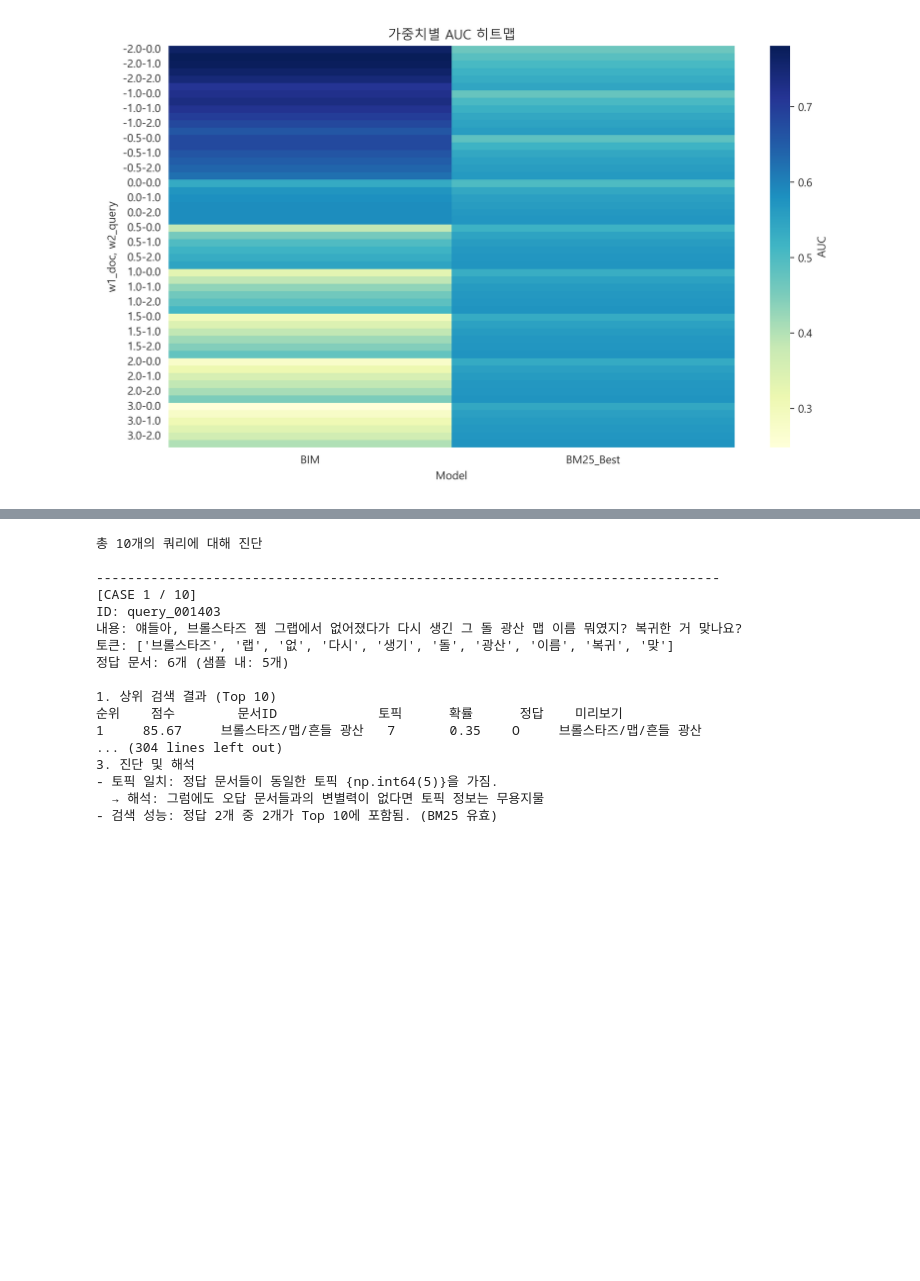
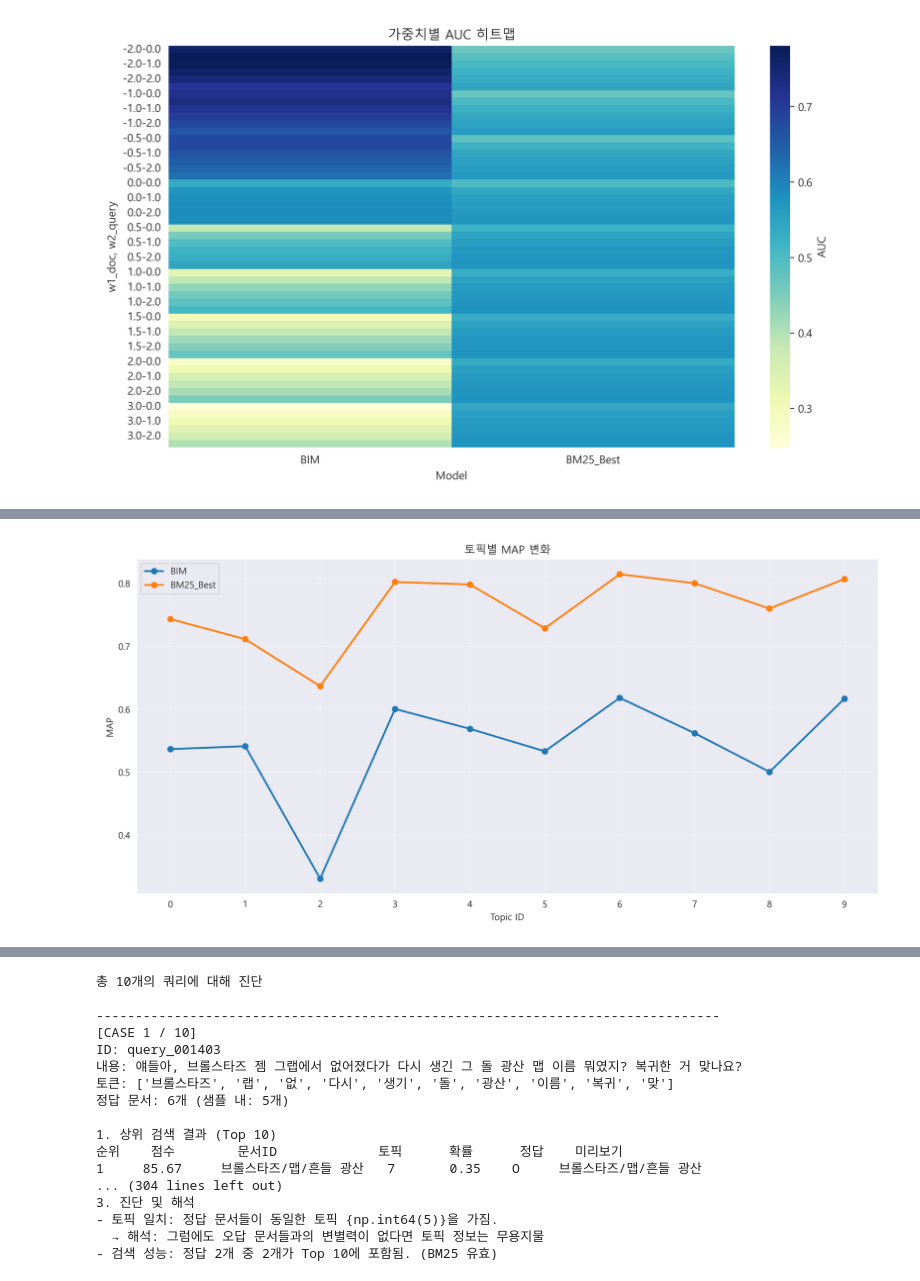
Before and after one commit to xeoxaxeo/NLP, a Jupyter notebook: reports/Final_Report.ipynb, the cells around one changed output, grey strips where cells are left out. Cells and saved outputs as stored; diff of their text form; code cells hidden in the pictures; blank space fills up the shorter version.

```diff
--- a/reports/Final_Report.ipynb
+++ b/reports/Final_Report.ipynb
@@ -483,0 +544,5 @@ display(Image('../data_final/performance_comparison_v2.png'))
+# %%
+from IPython.display import Image, display
+display(Image('../data_final/topic_map_trend_v3.png'))
+# %% [output]
+[figure, added]
```
Also changed, not shown: parts of 52 cells of this notebook, 1 other file.
